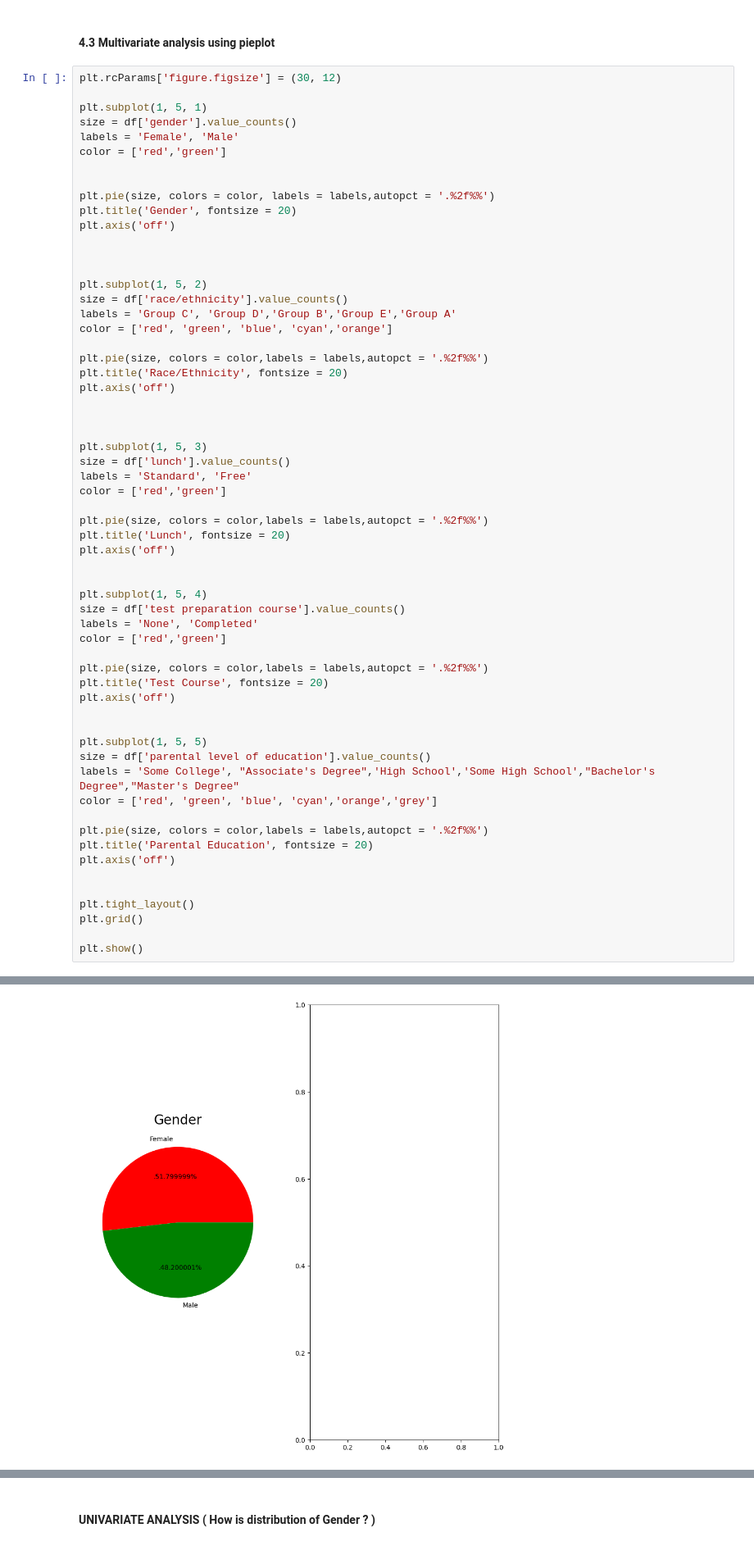
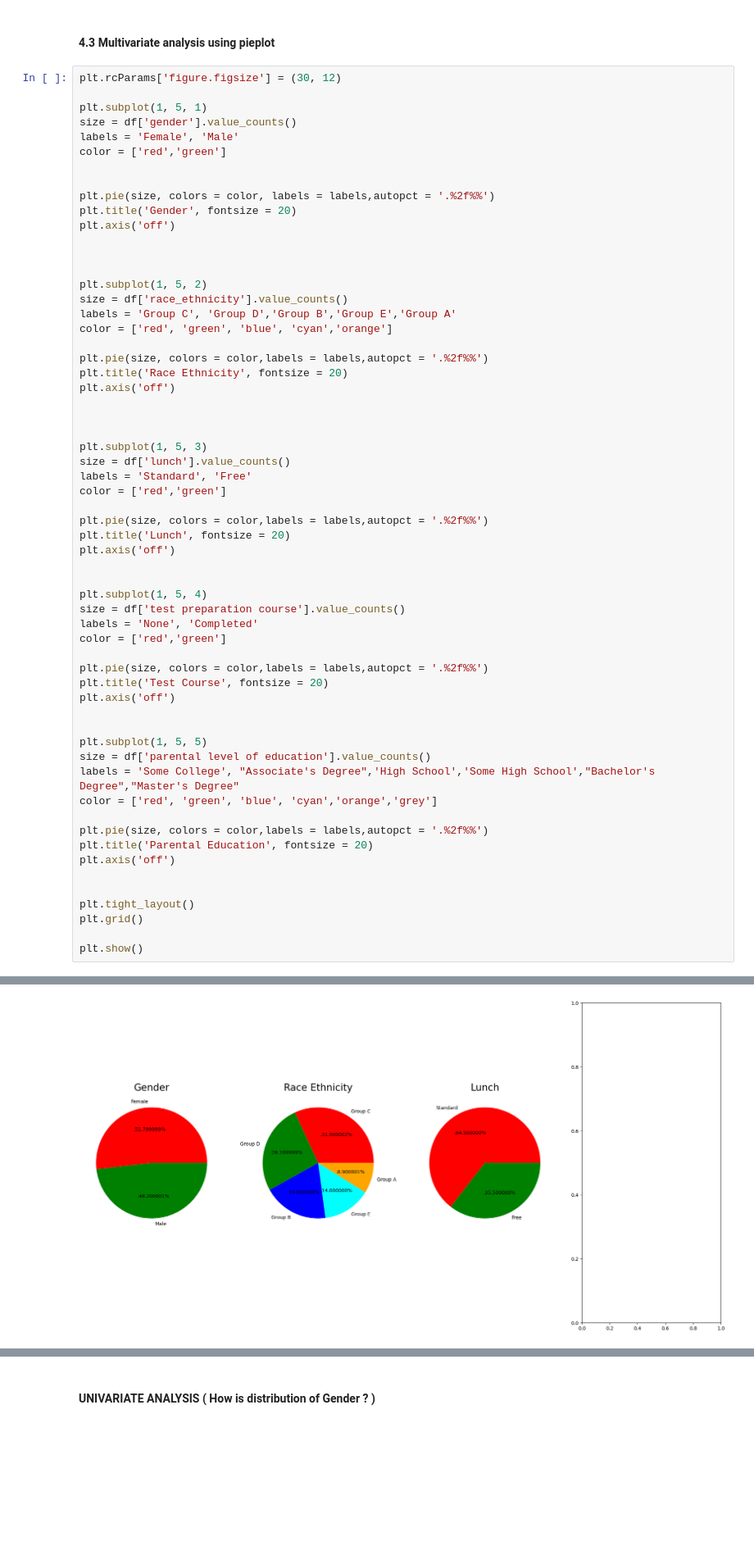
Before and after one commit to pathrey/mlprojects, a Jupyter notebook: notebook/EDA STUDENT PERFORMANCE .ipynb, the cells around one changed output, grey strips where cells are left out. Shown at 82% size. Cells and saved outputs as stored; diff of their text form; blank space fills up the shorter version.

```diff
--- a/notebook/EDA STUDENT PERFORMANCE .ipynb
+++ b/notebook/EDA STUDENT PERFORMANCE .ipynb
@@ -360,12 +352,12 @@ plt.axis('off')
 
 
 plt.subplot(1, 5, 2)
-size = df['race/ethnicity'].value_counts()
+size = df['race_ethnicity'].value_counts()
 labels = 'Group C', 'Group D','Group B','Group E','Group A'
 color = ['red', 'green', 'blue', 'cyan','orange']
 
 plt.pie(size, colors = color,labels = labels,autopct = '.%2f%%')
-plt.title('Race/Ethnicity', fontsize = 20)
+plt.title('Race Ethnicity', fontsize = 20)
 plt.axis('off')
 
 
@@ -409,4 +401,4 @@ KeyError: 'race/ethnicity'
-[figure, old version]
+[figure, new version]
 # %% [markdown]
 #####  Insights
 - Number of Male and Female students is almost equal
```
Also changed, not shown: parts of 16 cells of this notebook, 5 other files.
